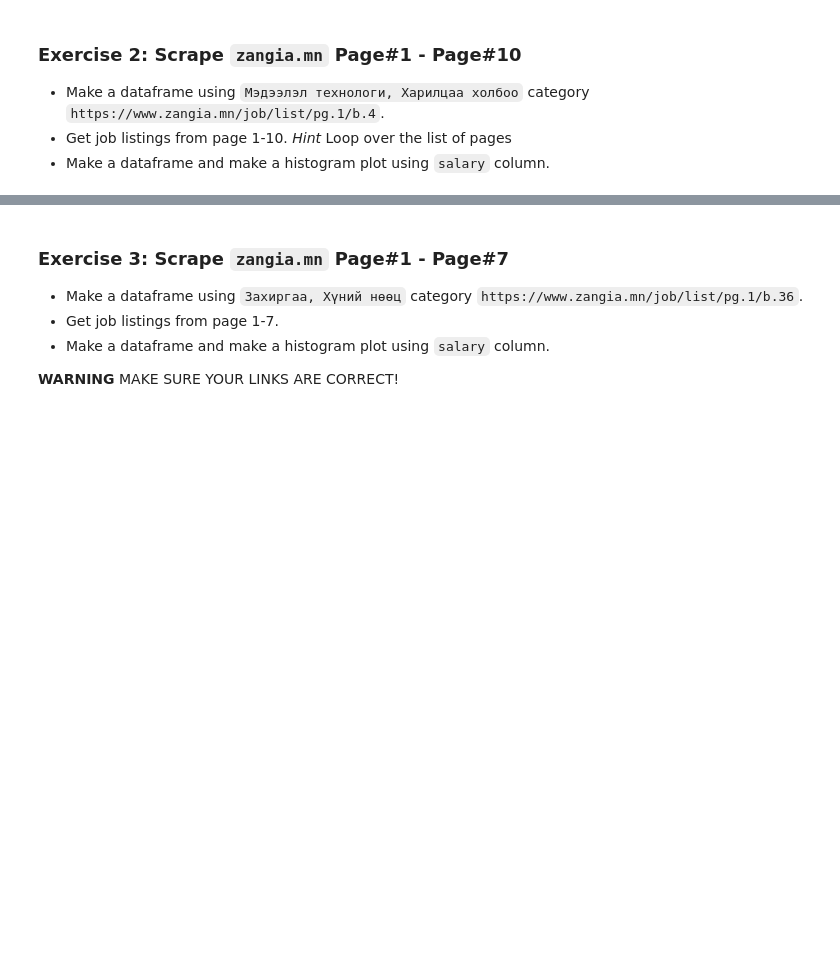
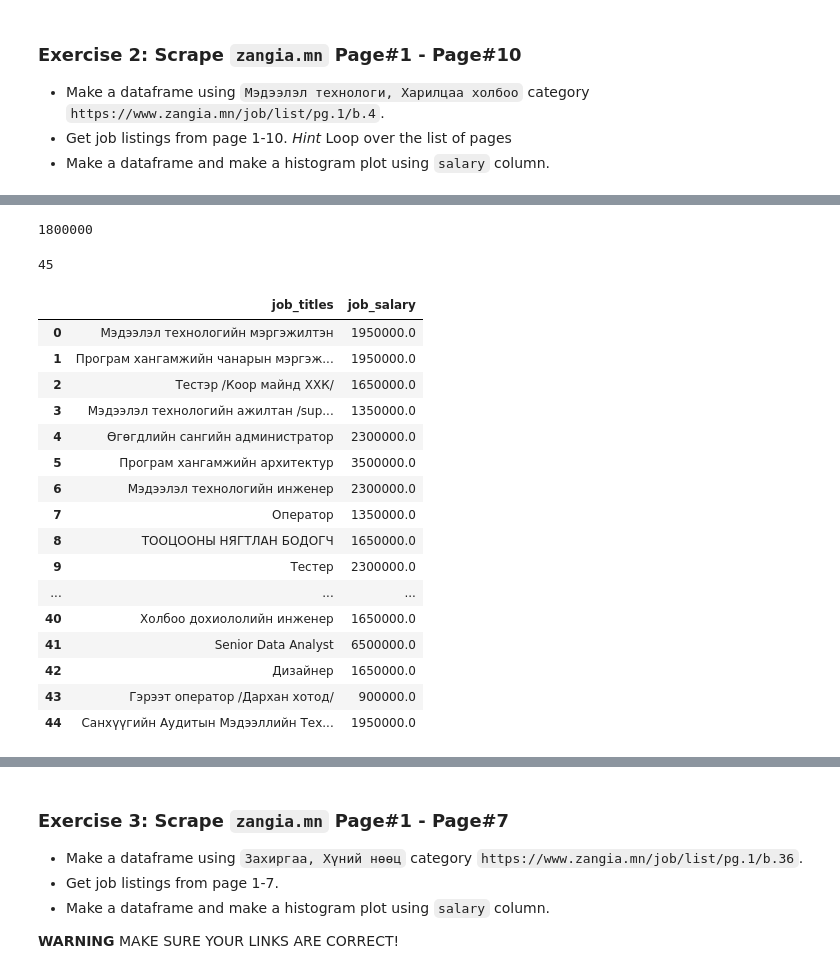
Before and after one commit to MunkhzayaO/intermediate-python-fall-2023, a Jupyter notebook: Practices/Week 06/Practice.ipynb, the cells around one changed output, grey strips where cells are left out. Drawn from its saved outputs; the diff is of its cells as text; code cells hidden in the pictures; blank space fills up the shorter version.

```diff
--- a/Practices/Week 06/Practice.ipynb
+++ b/Practices/Week 06/Practice.ipynb
@@ -133,0 +149,48 @@ df['job_salary'].plot.hist()
+# %%
+df = df.reset_index(drop=True)
+# %%
+for i in range(len(df)):
+    if "Тохиролцоно" in df['job_salary'][i]:
+        df.drop(i, inplace=True)
+        # df = df.drop(i)
+    elif "5,000,000 -ааc дээш" in df['job_salary'][i]:
+        df['job_salary'][i] = 5_000_000
+    # print(df['job_salary'][i])
+# %%
+df = df.reset_index(drop=True)
+# %%
+int(df['job_salary'][0].split('-')[0].replace(',', ''))
+# %% [output]
+1800000
+# %%
+for i in range(len(df)):
+    lower_sal = int(df['job_salary'][i].split('-')[0].replace(',', ''))
+    upper_sal = int(df['job_salary'][i].split('-')[1].replace(',', ''))
+
+    median_sal = statistics.median([lower_sal, upper_sal])
+    # print(median_sal)
+    df['job_salary'][i] = median_sal
+# %%
+len(df)
+# %% [output]
+45
+# %%
+df
+# %% [output]
+|  | job_titles | job_salary |
+| 0 | Мэдээлэл технологийн мэргэжилтэн | 1950000.0 |
+| 1 | Програм хангамжийн чанарын мэргэж... | 1950000.0 |
+| 2 | Тестэр /Коор майнд ХХК/ | 1650000.0 |
+| 3 | Мэдээлэл технологийн ажилтан /sup... | 1350000.0 |
+| 4 | Өгөгдлийн сангийн администратор | 2300000.0 |
+| 5 | Програм хангамжийн архитектур | 3500000.0 |
+| 6 | Мэдээлэл технологийн инженер | 2300000.0 |
+| 7 | Оператор | 1350000.0 |
+| 8 | ТООЦООНЫ НЯГТЛАН БОДОГЧ | 1650000.0 |
+| 9 | Тестер | 2300000.0 |
+| ... | ... | ... |
+| 40 | Холбоо дохиололийн инженер | 1650000.0 |
+| 41 | Senior Data Analyst | 6500000.0 |
+| 42 | Дизайнер | 1650000.0 |
+| 43 | Гэрээт оператор /Дархан хотод/ | 900000.0 |
+| 44 | Санхүүгийн Аудитын Мэдээллийн Тех... | 1950000.0 |
```
Also changed, not shown: parts of 44 cells of this notebook, 2 other files.
